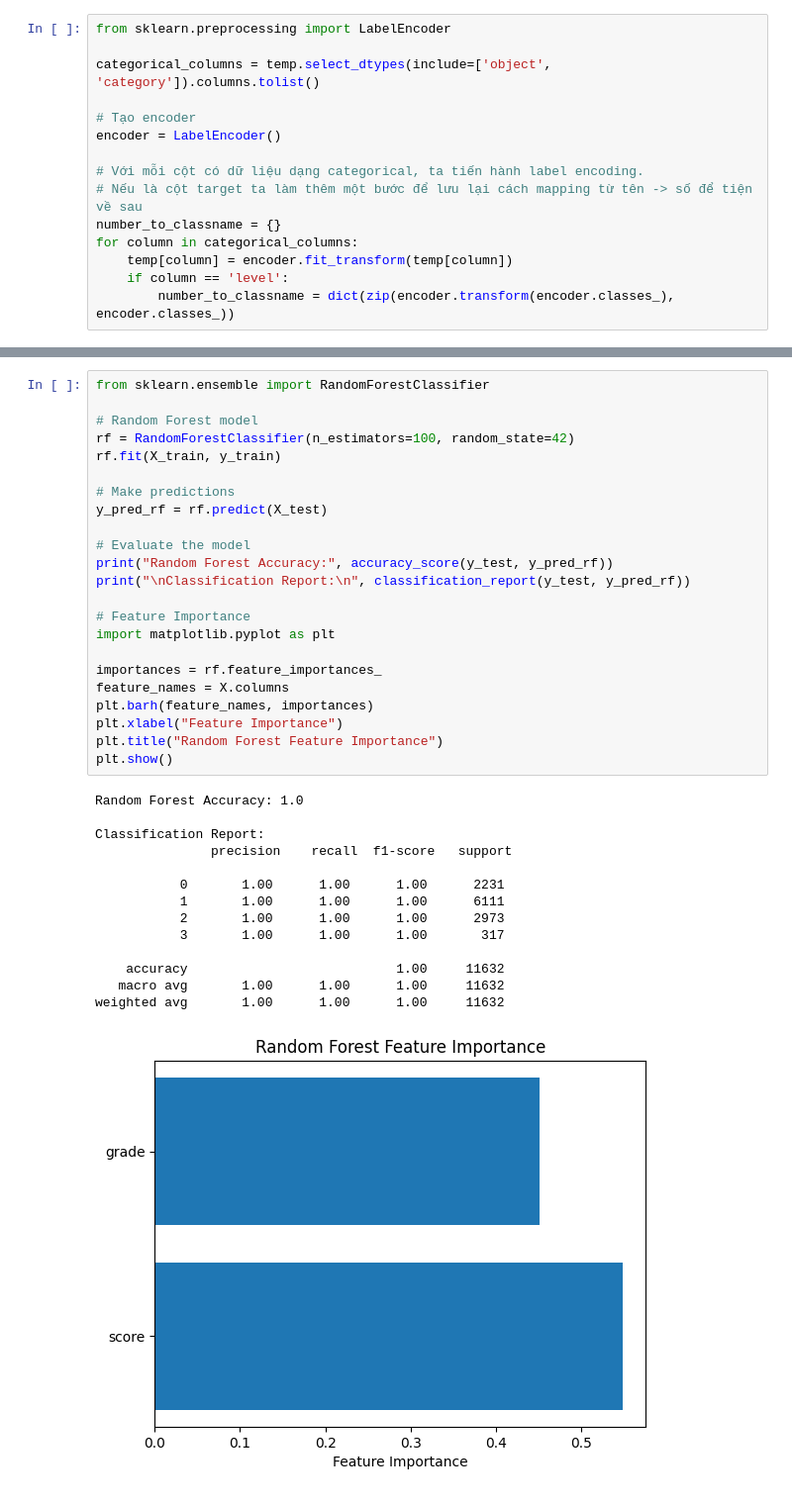
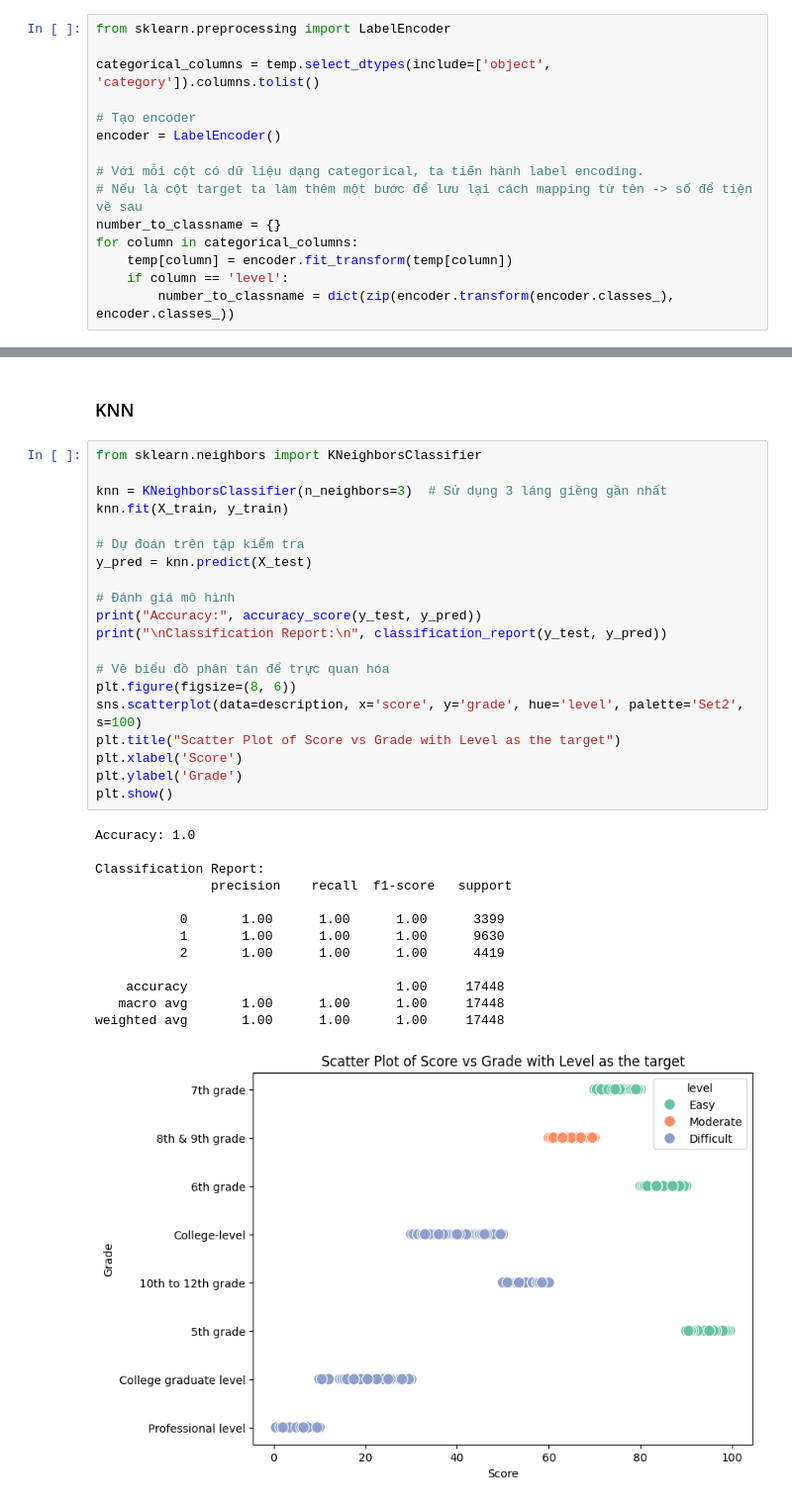
Before and after one commit to TempWiz/I2DS---Final-Project-Book-Recommandation-System, a Jupyter notebook: Final.ipynb, the cells around one changed output, grey strips where cells are left out. Shown at 99% size. Saved outputs shown, nothing was run; the diff lists cells and outputs as text.

Commit message:
Add file data and Update markdown to python notebook and replace Random Forest with KNN

```diff
--- a/Final.ipynb
+++ b/Final.ipynb
@@ -305,39 +336,37 @@ Classification Report:
 weighted avg       1.00      1.00      1.00     17448
-# %%
-from sklearn.ensemble import RandomForestClassifier
-
-# Random Forest model
-rf = RandomForestClassifier(n_estimators=100, random_state=42)
-rf.fit(X_train, y_train)
-
-# Make predictions
-y_pred_rf = rf.predict(X_test)
-
-# Evaluate the model
-print("Random Forest Accuracy:", accuracy_score(y_test, y_pred_rf))
-print("\nClassification Report:\n", classification_report(y_test, y_pred_rf))
-
-# Feature Importance
-import matplotlib.pyplot as plt
-
-importances = rf.feature_importances_
-feature_names = X.columns
-plt.barh(feature_names, importances)
-plt.xlabel("Feature Importance")
-plt.title("Random Forest Feature Importance")
-plt.show()
-# %% [output]
-Random Forest Accuracy: 1.0
-
-Classification Report:
-               precision    recall  f1-score   support
-
-           0       1.00      1.00      1.00      2231
-           1       1.00      1.00      1.00      6111
-           2       1.00      1.00      1.00      2973
-           3       1.00      1.00      1.00       317
-
-    accuracy                           1.00     11632
-   macro avg       1.00      1.00      1.00     11632
-weighted avg       1.00      1.00      1.00     11632
-[figure, removed]
+# %% [markdown]
+### KNN
+# %%
+from sklearn.neighbors import KNeighborsClassifier
+
+knn = KNeighborsClassifier(n_neighbors=3)  # Sử dụng 3 láng giềng gần nhất
+knn.fit(X_train, y_train)
+
+# Dự đoán trên tập kiểm tra
+y_pred = knn.predict(X_test)
+
+# Đánh giá mô hình
+print("Accuracy:", accuracy_score(y_test, y_pred))
+print("\nClassification Report:\n", classification_report(y_test, y_pred))
+
+# Vẽ biểu đồ phân tán để trực quan hóa
+plt.figure(figsize=(8, 6))
+sns.scatterplot(data=description, x='score', y='grade', hue='level', palette='Set2', s=100)
+plt.title("Scatter Plot of Score vs Grade with Level as the target")
+plt.xlabel('Score')
+plt.ylabel('Grade')
+plt.show()
+# %% [output]
+Accuracy: 1.0
+
+Classification Report:
+               precision    recall  f1-score   support
+
+           0       1.00      1.00      1.00      3399
+           1       1.00      1.00      1.00      9630
+           2       1.00      1.00      1.00      4419
+
+    accuracy                           1.00     17448
+   macro avg       1.00      1.00      1.00     17448
+weighted avg       1.00      1.00      1.00     17448
+[figure, added]
```
Also changed, not shown: parts of 32 cells of this notebook, 1 other file.
